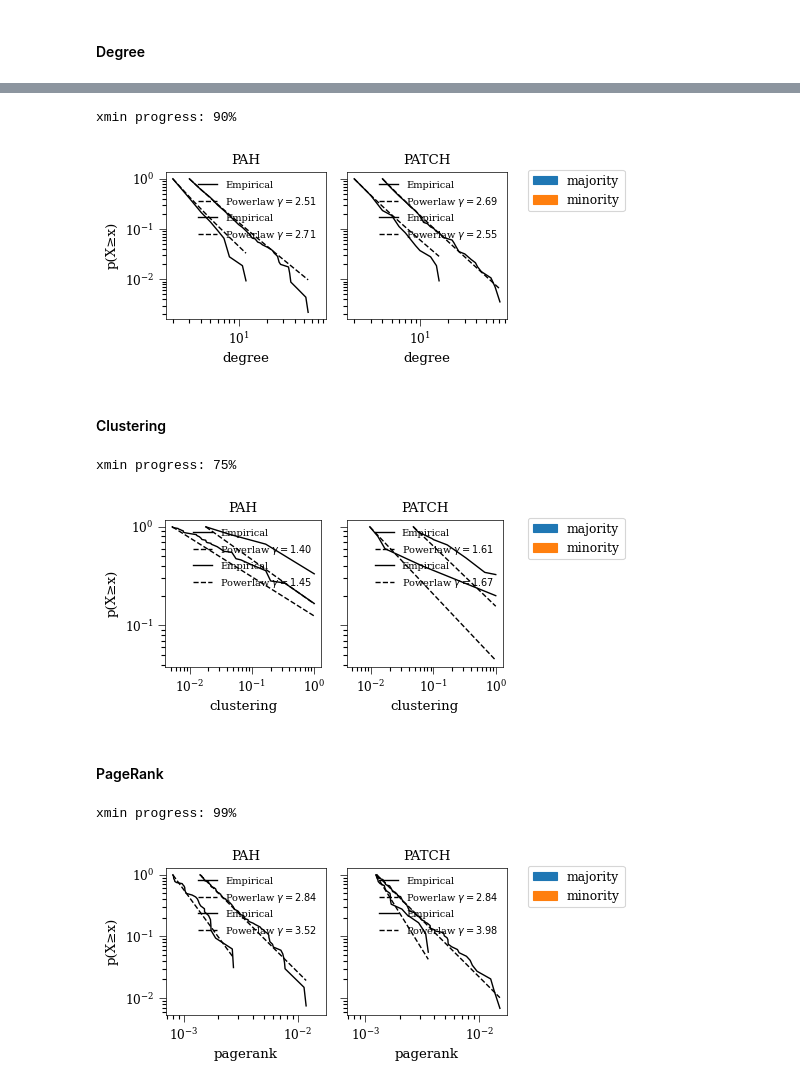
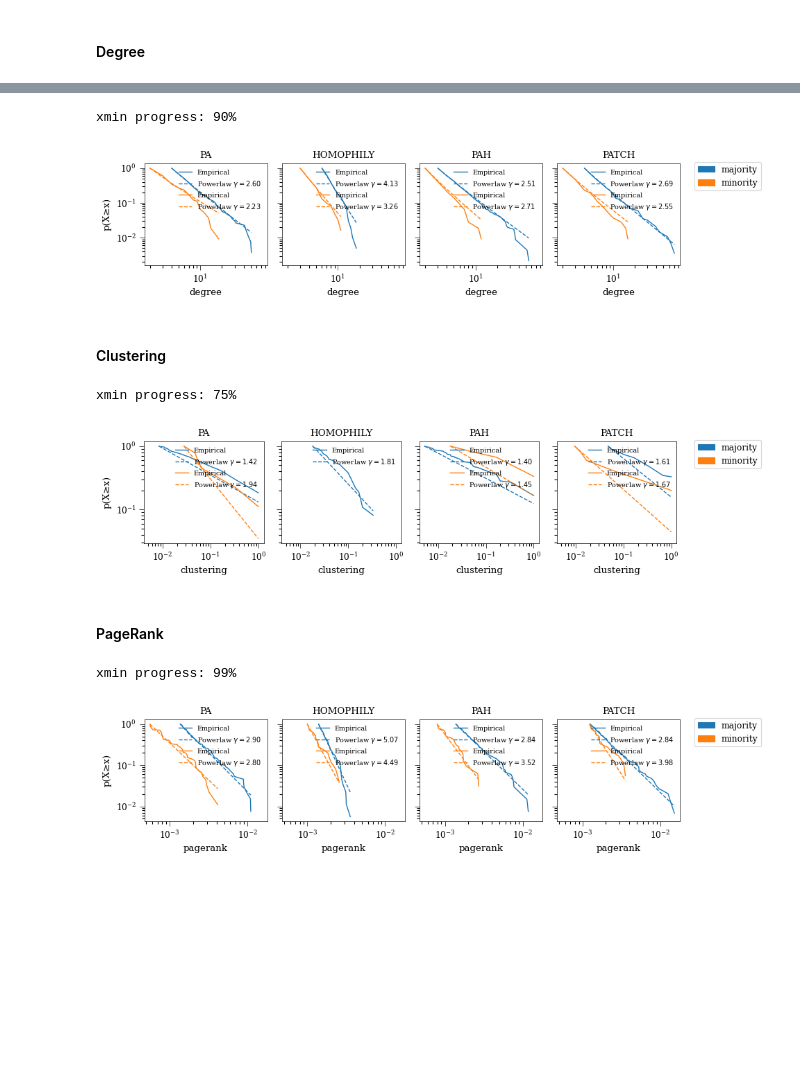
Before and after one commit to CSHVienna/NetworkInequalities, a Jupyter notebook: examples/notebooks/undirected.ipynb, the cells around one changed output, grey strips where cells are left out. Drawn from its saved outputs; the diff is of its cells as text; code cells hidden in the pictures; blank space fills up the shorter version.

```diff
--- a/examples/notebooks/undirected.ipynb
+++ b/examples/notebooks/undirected.ipynb
@@ -69,2 +74,9 @@ md_patch.name = PATCHModel.SHORT
+# %%
+distributions = []
+for m in models:
+    md = get_node_metadata_as_dataframe(graph=m.graph, n_jobs=10)
+    md.name = m.SHORT
+    distributions.append(md)
+    del(md)
 # %%
 # see example of genereate metadata
@@ -79,12 +91,7 @@ md_pah.head()
-# %%
-# all into a list
-distributions = [
-    md_pah, md_patch
-    ]
 # %% [markdown]
 #### Degree
 # %%
-viz.plot_powerlaw_fit(distributions, col_name='degree', hue='class_label',
+viz.plot_powerlaw_fit(distributions, col_name='degree', hue='real_label',
                       kind='pdf', fontsize=7,
                       cell_size=(2.15,2.4), sharex=True, sharey=True)
 # %% [output]
@@ -93,5 +100,5 @@ xmin progress: 90%
 # %%
-viz.plot_powerlaw_fit(distributions, col_name='degree', hue='class_label',
+viz.plot_powerlaw_fit(distributions, col_name='degree', hue='real_label',
                       kind='cdf', fontsize=7,
                       cell_size=(2.15,2.4), sharex=True, sharey=True)
 # %% [output]
@@ -100,25 +107,25 @@ xmin progress: 90%
 # %%
-viz.plot_powerlaw_fit(distributions, col_name='degree', hue='class_label',
+viz.plot_powerlaw_fit(distributions, col_name='degree', hue='real_label',
                       kind='ccdf', fontsize=7,
                       cell_size=(2.15,2.4), sharex=True, sharey=True)
 # %% [output]
 xmin progress: 90%
-[figure, old version]
+[figure, new version]
 # %% [markdown]
 #### Clustering
 # %%
-viz.plot_powerlaw_fit(distributions, col_name='clustering', hue='class_label',
+viz.plot_powerlaw_fit(distributions, col_name='clustering', hue='real_label',
                       kind='ccdf', fontsize=7,
                       cell_size=(2.15,2.4), sharex=True, sharey=True)
 # %% [output]
 xmin progress: 75%
-[figure, old version]
+[figure, new version]
 # %% [markdown]
 #### PageRank
 # %%
-viz.plot_powerlaw_fit(distributions, col_name='pagerank', hue='class_label',
+viz.plot_powerlaw_fit(distributions, col_name='pagerank', hue='real_label',
                       kind='ccdf', verbose=False, bbox=(1, 0.9), fontsize=7,
                       cell_size=(2.15,2.4), sharex=True, sharey=True)
 # %% [output]
 xmin progress: 99%
-[figure, old version]
+[figure, new version]
```
Also changed, not shown: parts of 10 cells of this notebook, 22 other files.
